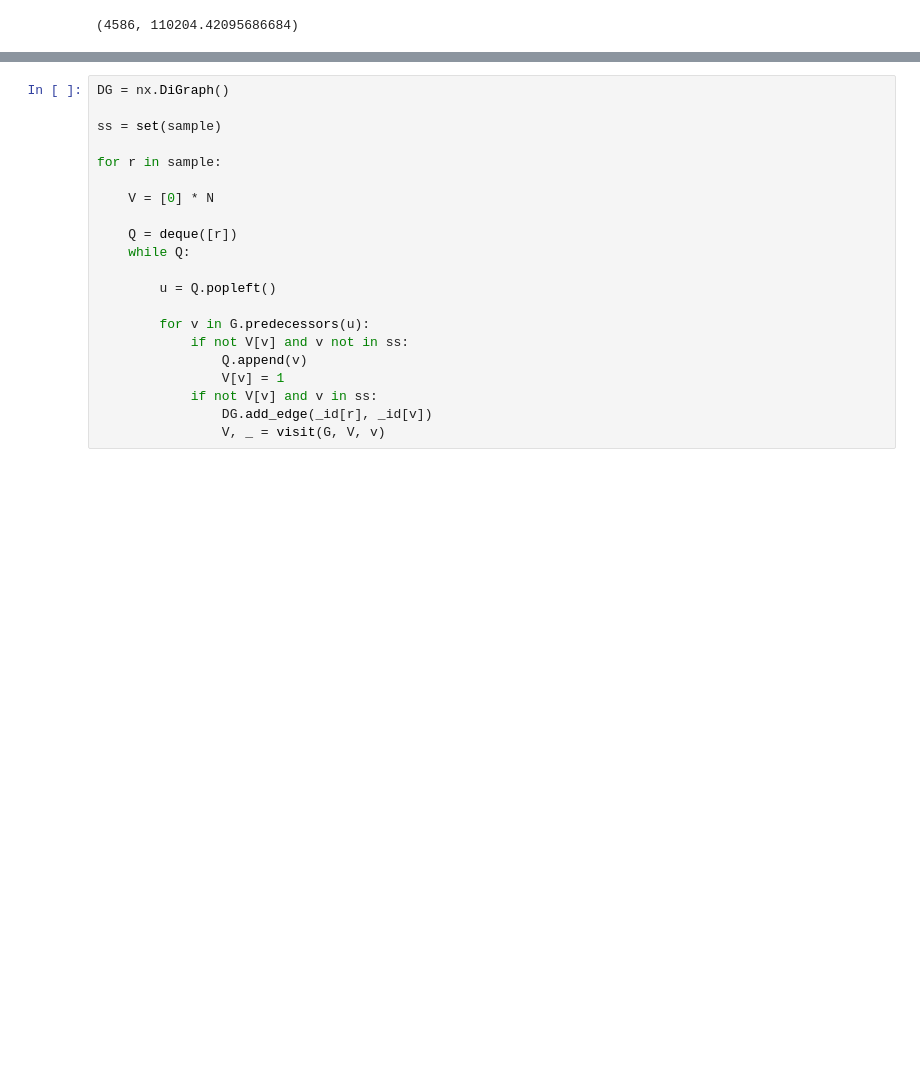
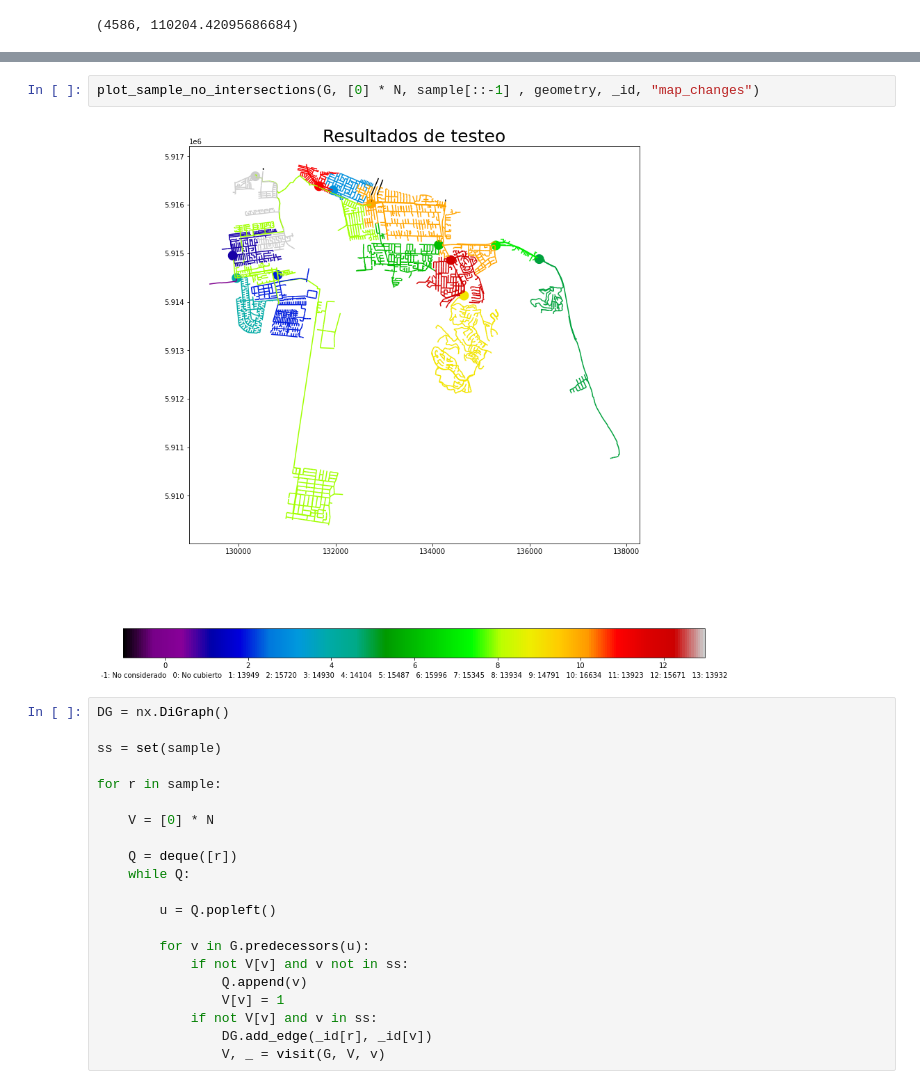
Before and after one commit to josebaboun/Alcantarillado-COVID, a Jupyter notebook: Otros archivos/testing.ipynb, the cells around one changed output, grey strips where cells are left out. Saved outputs shown, nothing was run; the diff lists cells and outputs as text; blank space fills up the shorter version.

```diff
--- a/Otros archivos/testing.ipynb
+++ b/Otros archivos/testing.ipynb
@@ -173,3 +209,7 @@ plot_sample_no_intersections(G, [0] * N, sample[::-1] , geometry, _id, "map")
+# %%
+plot_sample_no_intersections(G, [0] * N, sample[::-1] , geometry, _id, "map_changes")
+# %% [output]
+[figure, added]
 # %%
 DG = nx.DiGraph()
 
```
Also changed, not shown: parts of 10 cells of this notebook, 5 other files.
